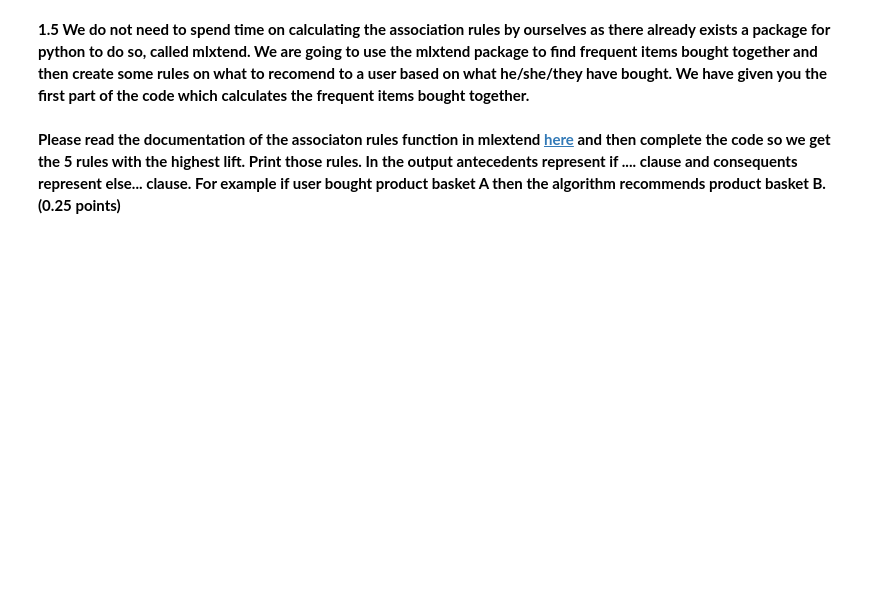
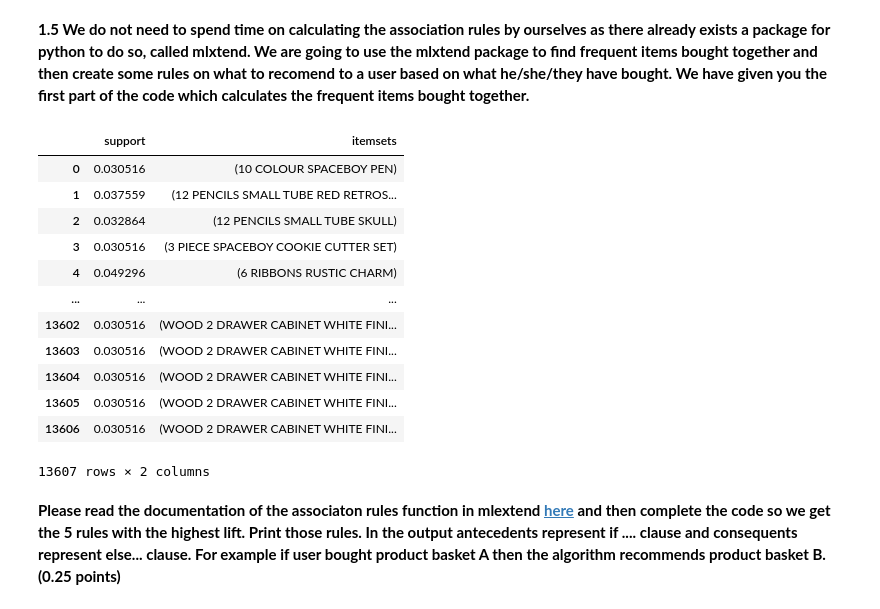
Before and after one commit to enliktjioe/bda2020, a Jupyter notebook: HW4/Homework_04_Enlik_Nga.ipynb, the cells around one changed output. Saved outputs shown, nothing was run; the diff lists cells and outputs as text; code cells hidden in the pictures; blank space fills up the shorter version.

```diff
--- a/HW4/Homework_04_Enlik_Nga.ipynb
+++ b/HW4/Homework_04_Enlik_Nga.ipynb
@@ -175,11 +201,24 @@ import math
 # %%
 # Mlxtend has implemented Apriori, a popular algorithm for extracting frequent itemsets
 # We can change the value of minimum support but it will
 # But as well we get less useful results for the next step.
 # Setting use_colnames=True to convert the returned integer indices into item names
 
-# TODO
-# frequent_itemsets = apriori(basket_sets, min_support=0.03, use_colnames=True)
-# frequent_itemsets
+frequent_itemsets = apriori(basket_sets, min_support=0.03, use_colnames=True)
+frequent_itemsets
+# %% [output]
+|  | support | itemsets |
+| 0 | 0.030516 | (10 COLOUR SPACEBOY PEN) |
+| 1 | 0.037559 | (12 PENCILS SMALL TUBE RED RETROS... |
+| 2 | 0.032864 | (12 PENCILS SMALL TUBE SKULL) |
+| 3 | 0.030516 | (3 PIECE SPACEBOY COOKIE CUTTER SET) |
+| 4 | 0.049296 | (6 RIBBONS RUSTIC CHARM) |
+| ... | ... | ... |
+| 13602 | 0.030516 | (WOOD 2 DRAWER CABINET WHITE FINI... |
+| 13603 | 0.030516 | (WOOD 2 DRAWER CABINET WHITE FINI... |
+| 13604 | 0.030516 | (WOOD 2 DRAWER CABINET WHITE FINI... |
+| 13605 | 0.030516 | (WOOD 2 DRAWER CABINET WHITE FINI... |
+| 13606 | 0.030516 | (WOOD 2 DRAWER CABINET WHITE FINI... |
+13607 rows × 2 columns
 # %% [markdown]
 **Please read the documentation of the associaton rules function in mlextend [here](http://rasbt.github.io/mlxtend/user_guide/frequent_patterns/association_rules/) and then complete the code so we get the 5 rules with the highest lift. Print those rules.  In the output antecedents represent if .... clause and consequents represent else... clause. For example if user bought product basket A then  the algorithm recommends product basket B. (0.25 points)**
```
Also changed, not shown: parts of 13 cells of this notebook.
